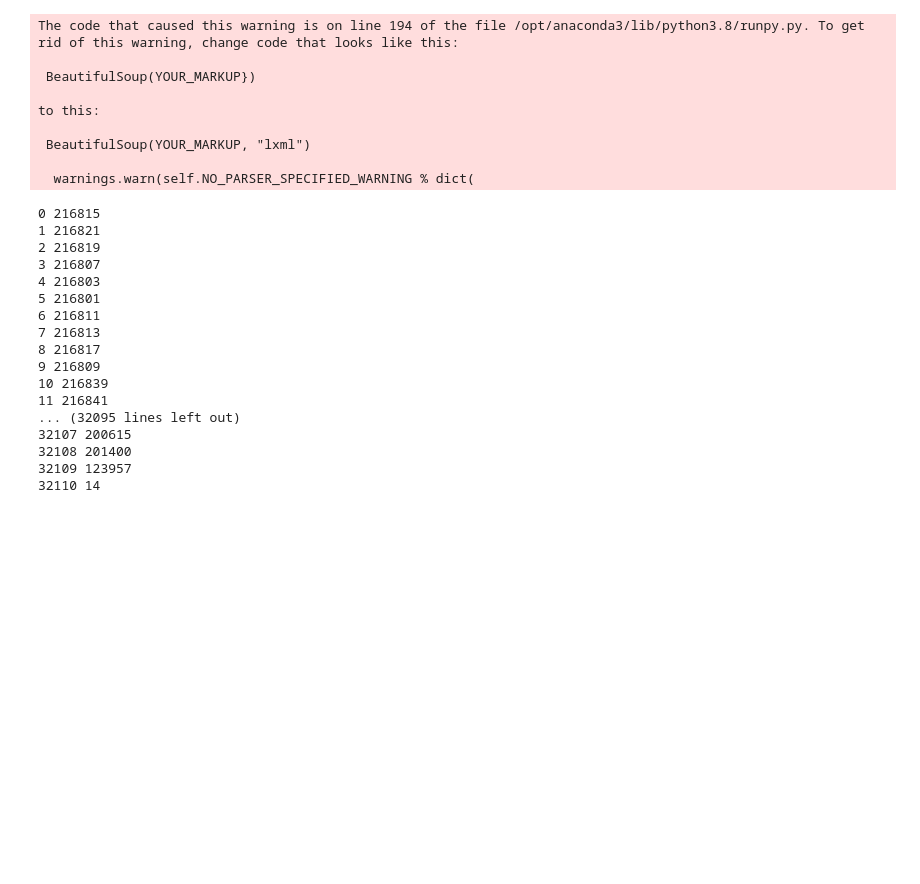
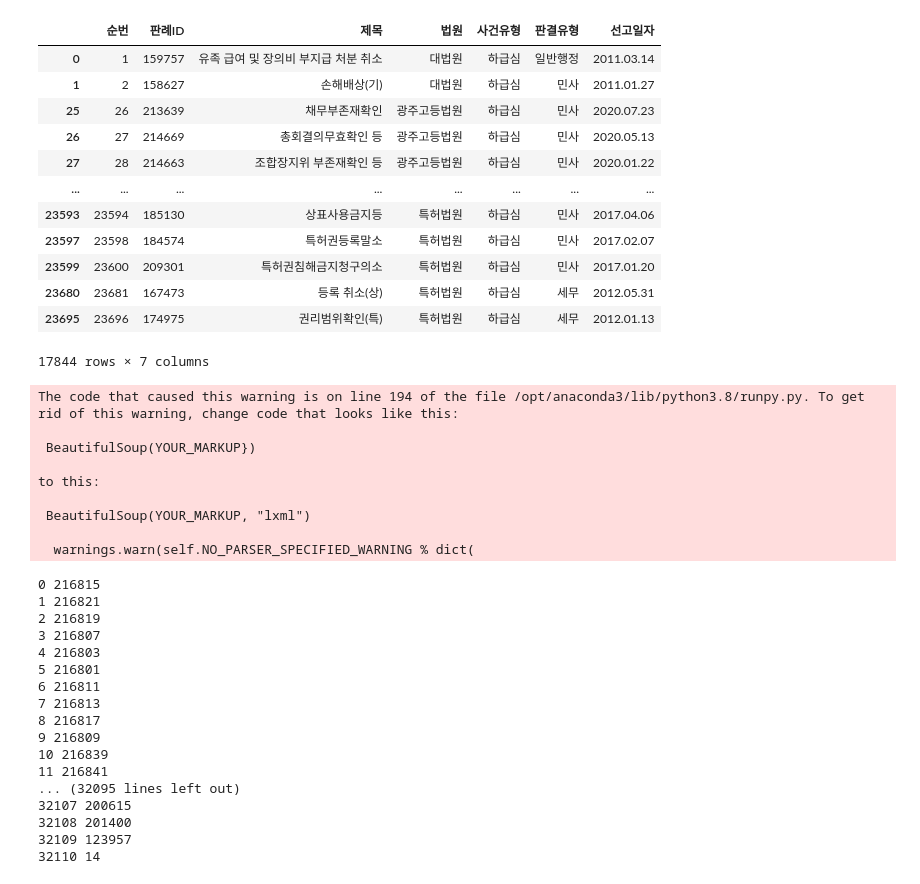
Before and after one commit to park1997/IndustrialSystemsEngineering_Project, a Jupyter notebook: TF-IDF_Vectorizer.ipynb, the cells around one changed output. Drawn from its saved outputs; the diff is of its cells as text; code cells hidden in the pictures; blank space fills up the shorter version.

```diff
--- a/TF-IDF_Vectorizer.ipynb
+++ b/TF-IDF_Vectorizer.ipynb
@@ -30,3 +49,21 @@ import time
+# %%
+# set(판례목록_하등_df["판결유형"])
+판례목록_하등_df = 판례목록_하등_df[(판례목록_하등_df["판결유형"] == "민사") | (판례목록_하등_df["판결유형"] == "일반행정") | (판례목록_하등_df["판결유형"] == "가사") | (판례목록_하등_df["판결유형"] == "세무")]
+판례목록_하등_df
+# %% [output]
+|  | 순번 | 판례ID | 제목 | 법원 | 사건유형 | 판결유형 | 선고일자 |
+| 0 | 1 | 159757 | 유족 급여 및 장의비 부지급 처분 취소 | 대법원 | 하급심 | 일반행정 | 2011.03.14 |
+| 1 | 2 | 158627 | 손해배상(기) | 대법원 | 하급심 | 민사 | 2011.01.27 |
+| 25 | 26 | 213639 | 채무부존재확인 | 광주고등법원 | 하급심 | 민사 | 2020.07.23 |
+| 26 | 27 | 214669 | 총회결의무효확인 등 | 광주고등법원 | 하급심 | 민사 | 2020.05.13 |
+| 27 | 28 | 214663 | 조합장지위 부존재확인 등 | 광주고등법원 | 하급심 | 민사 | 2020.01.22 |
+| ... | ... | ... | ... | ... | ... | ... | ... |
+| 23593 | 23594 | 185130 | 상표사용금지등 | 특허법원 | 하급심 | 민사 | 2017.04.06 |
+| 23597 | 23598 | 184574 | 특허권등록말소 | 특허법원 | 하급심 | 민사 | 2017.02.07 |
+| 23599 | 23600 | 209301 | 특허권침해금지청구의소 | 특허법원 | 하급심 | 민사 | 2017.01.20 |
+| 23680 | 23681 | 167473 | 등록 취소(상) | 특허법원 | 하급심 | 세무 | 2012.05.31 |
+| 23695 | 23696 | 174975 | 권리범위확인(특) | 특허법원 | 하급심 | 세무 | 2012.01.13 |
+17844 rows × 7 columns
 # %%
 # # 판례 XML 상세조회
 # info = []
```
Also changed, not shown: parts of 11 cells of this notebook, 1 other file.
